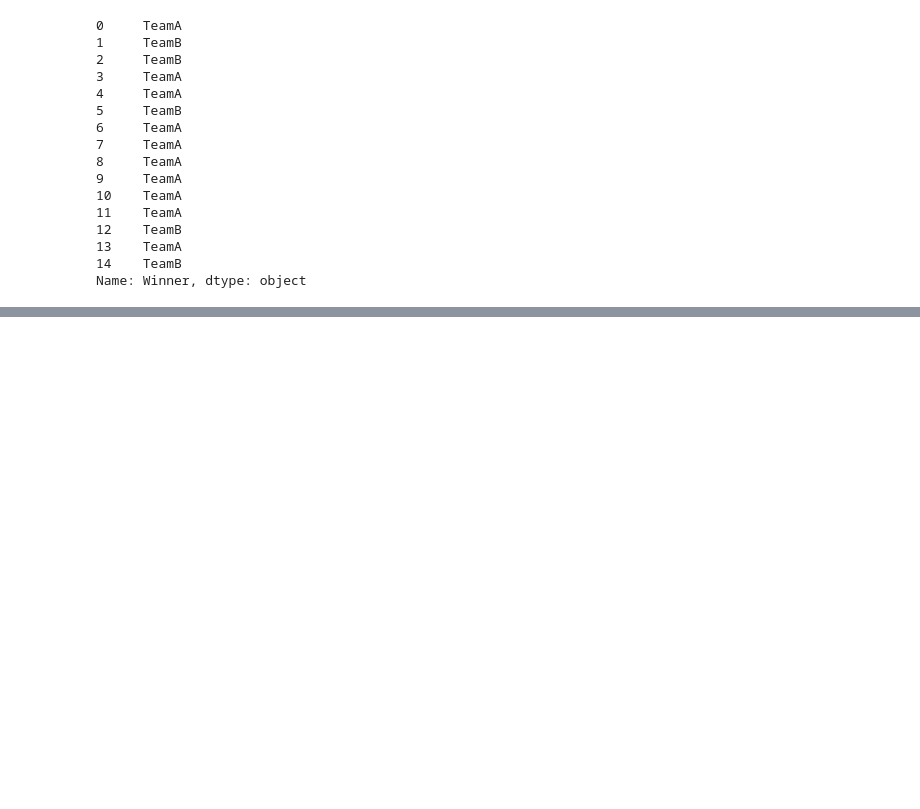
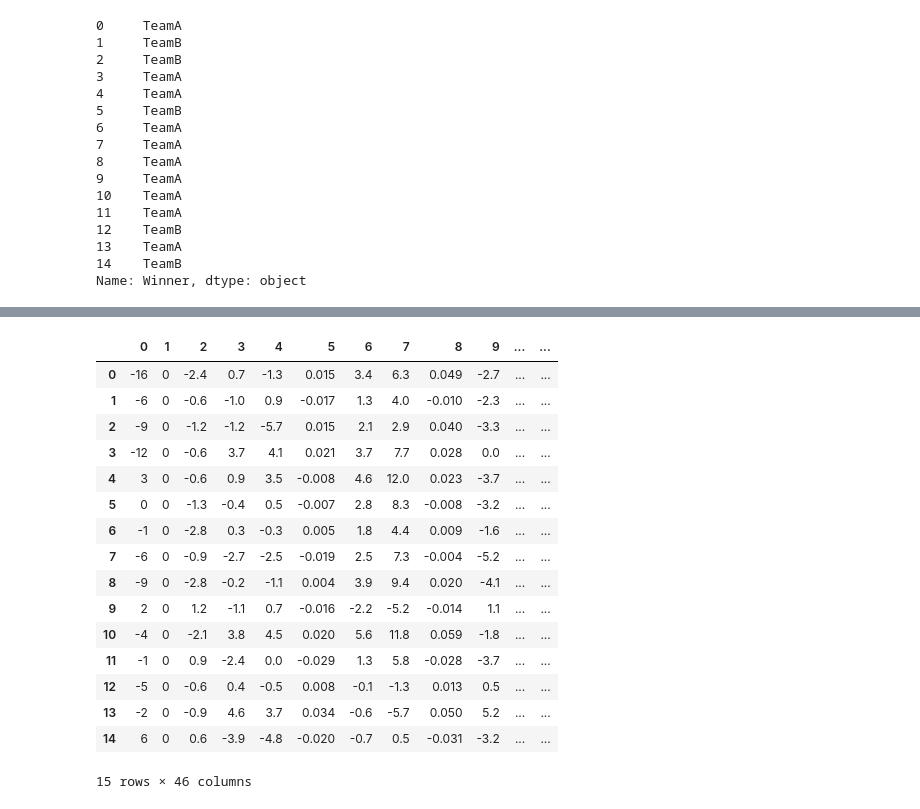
Before and after one commit to MaloneRobert/BasketballPredictor, a Jupyter notebook: Series_Preprocess.ipynb, the cells around one changed output, grey strips where cells are left out. Cells and saved outputs as stored; diff of their text form; code cells hidden in the pictures; blank space fills up the shorter version.

```diff
--- a/Series_Preprocess.ipynb
+++ b/Series_Preprocess.ipynb
@@ -180,0 +239,5 @@ Name: Winner, dtype: object
+# %%
+team_a = [team_a1314, team_a1415, team_a1516, team_a1617]
+team_b = [team_b1314, team_b1415, team_b1516, team_b1617]
+arr = team_a + team_b
+# team_a
@@ -180,0 +250,57 @@ Name: Winner, dtype: object
+# %%
+
+
+def find_diff(col, cols, year_a, year_b, df):
+    col_name = cols[col]
+#     print(col_name)
+    end = []
+    diff_end = []
+#     print('hello')
+#     print(len(list(year_a[col_name])))
+    diff_arr = list(year_a[col_name])
+    diff_arr2 = list(year_b[col_name])
+#     print(diff_arr)
+#     print(diff_arr2)
+#     print(len(diff_arr))
+    for x in range(len(diff_arr)):
+        diff = diff_arr[x] - diff_arr2[x]
+        end.append(diff)
+#         print(list(end))
+#     print(end)
+    df[col] = end
+# %%
+cols = list(team_a1314.columns)
+# print(len(cols))
+
+df1314 = pd.DataFrame()
+df1415 = pd.DataFrame()
+df1516 = pd.DataFrame()
+df1617 = pd.DataFrame()
+
+years = [df1314, df1415, df1516, df1617]
+
+for year in range(len(years)):
+    count = 0
+    for col in range(len(cols)):
+#         print(col)
+        find_diff(col, cols, team_a[year], team_b[year], years[year])
+        count = count + 1
+df1415
+# %% [output]
+|  | 0 | 1 | 2 | 3 | 4 | 5 | 6 | 7 | 8 | 9 | ... | ... |
+| 0 | -16 | 0 | -2.4 | 0.7 | -1.3 | 0.015 | 3.4 | 6.3 | 0.049 | -2.7 | ... | ... |
+| 1 | -6 | 0 | -0.6 | -1.0 | 0.9 | -0.017 | 1.3 | 4.0 | -0.010 | -2.3 | ... | ... |
+| 2 | -9 | 0 | -1.2 | -1.2 | -5.7 | 0.015 | 2.1 | 2.9 | 0.040 | -3.3 | ... | ... |
+| 3 | -12 | 0 | -0.6 | 3.7 | 4.1 | 0.021 | 3.7 | 7.7 | 0.028 | 0.0 | ... | ... |
+| 4 | 3 | 0 | -0.6 | 0.9 | 3.5 | -0.008 | 4.6 | 12.0 | 0.023 | -3.7 | ... | ... |
+| 5 | 0 | 0 | -1.3 | -0.4 | 0.5 | -0.007 | 2.8 | 8.3 | -0.008 | -3.2 | ... | ... |
+| 6 | -1 | 0 | -2.8 | 0.3 | -0.3 | 0.005 | 1.8 | 4.4 | 0.009 | -1.6 | ... | ... |
+| 7 | -6 | 0 | -0.9 | -2.7 | -2.5 | -0.019 | 2.5 | 7.3 | -0.004 | -5.2 | ... | ... |
+| 8 | -9 | 0 | -2.8 | -0.2 | -1.1 | 0.004 | 3.9 | 9.4 | 0.020 | -4.1 | ... | ... |
+| 9 | 2 | 0 | 1.2 | -1.1 | 0.7 | -0.016 | -2.2 | -5.2 | -0.014 | 1.1 | ... | ... |
+| 10 | -4 | 0 | -2.1 | 3.8 | 4.5 | 0.020 | 5.6 | 11.8 | 0.059 | -1.8 | ... | ... |
+| 11 | -1 | 0 | 0.9 | -2.4 | 0.0 | -0.029 | 1.3 | 5.8 | -0.028 | -3.7 | ... | ... |
+| 12 | -5 | 0 | -0.6 | 0.4 | -0.5 | 0.008 | -0.1 | -1.3 | 0.013 | 0.5 | ... | ... |
+| 13 | -2 | 0 | -0.9 | 4.6 | 3.7 | 0.034 | -0.6 | -5.7 | 0.050 | 5.2 | ... | ... |
+| 14 | 6 | 0 | 0.6 | -3.9 | -4.8 | -0.020 | -0.7 | 0.5 | -0.031 | -3.2 | ... | ... |
+15 rows × 46 columns
```
Also changed, not shown: parts of 10 cells of this notebook, 5 other files.
